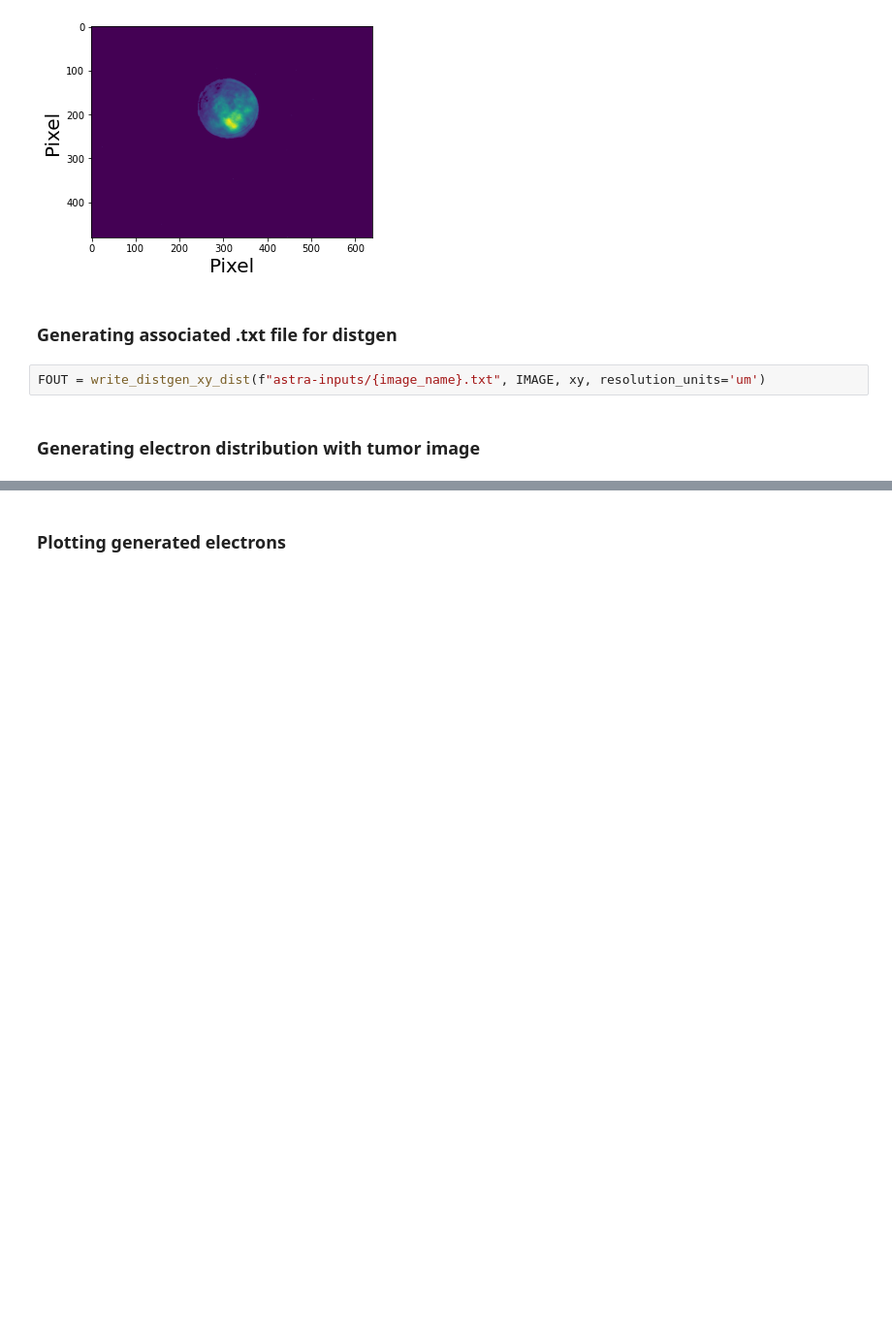
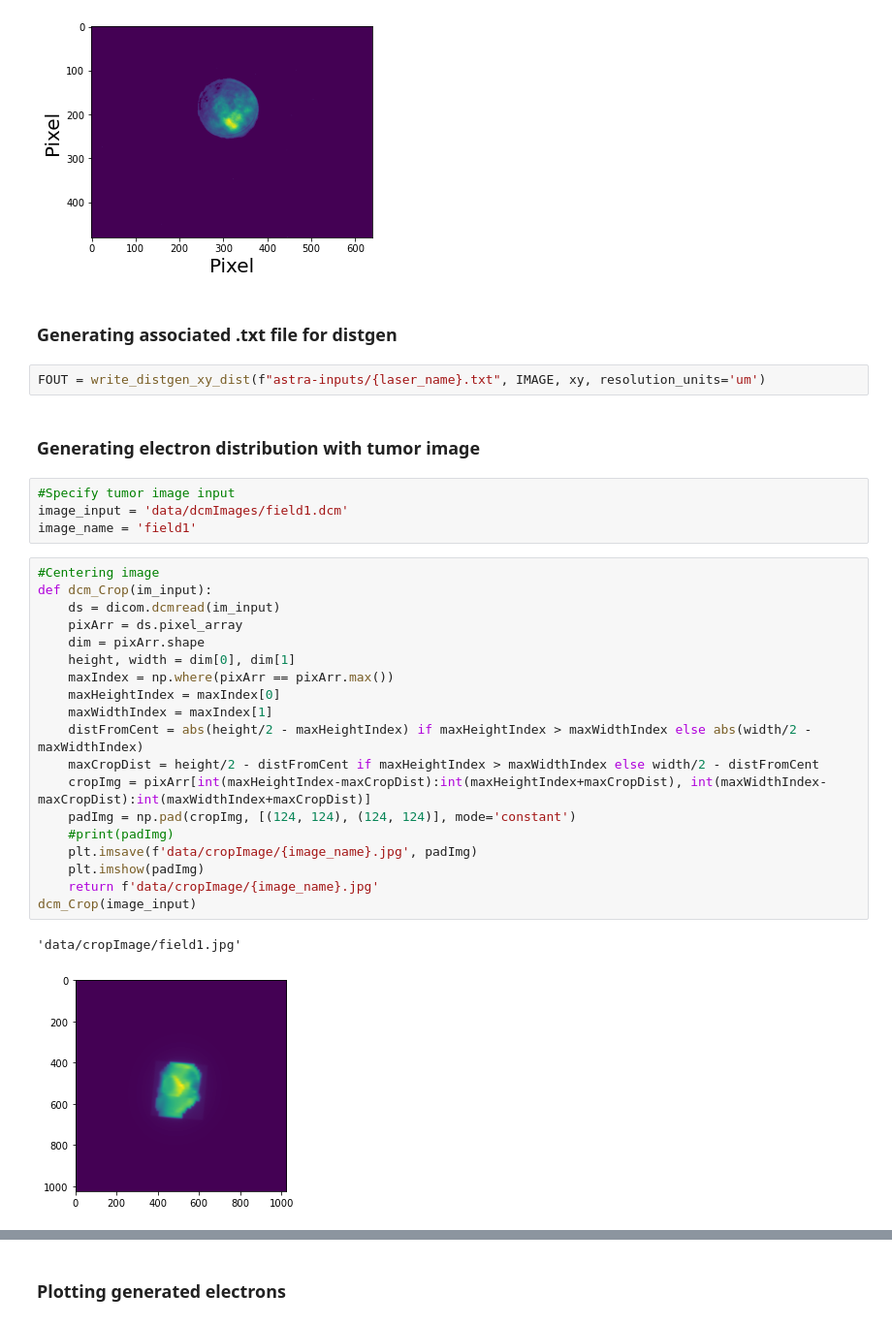
Before and after one commit to slaclab/xta, a Jupyter notebook: astra/vcc_laser.ipynb, the cells around one changed output, grey strips where cells are left out. Shown at 97% size. Saved outputs shown, nothing was run; the diff lists cells and outputs as text; blank space fills up the shorter version.

```diff
--- a/astra/vcc_laser.ipynb
+++ b/astra/vcc_laser.ipynb
@@ -146,7 +147,33 @@ plt.savefig(f'plots/laser_images/{image_name}.jpg', dpi=300, bbox_inches='tight'
 # %% [markdown]
 ### Generating associated .txt file for distgen
 # %%
-FOUT = write_distgen_xy_dist(f"astra-inputs/{image_name}.txt", IMAGE, xy, resolution_units='um')
+FOUT = write_distgen_xy_dist(f"astra-inputs/{laser_name}.txt", IMAGE, xy, resolution_units='um')
 # %% [markdown]
 ### Generating electron distribution with tumor image
+# %%
+#Specify tumor image input
+image_input = 'data/dcmImages/field1.dcm'
+image_name = 'field1'
+# %%
+#Centering image
+def dcm_Crop(im_input):
+    ds = dicom.dcmread(im_input)
+    pixArr = ds.pixel_array
+    dim = pixArr.shape
+    height, width = dim[0], dim[1]
+    maxIndex = np.where(pixArr == pixArr.max())
+    maxHeightIndex = maxIndex[0]
+    maxWidthIndex = maxIndex[1]
+    distFromCent = abs(height/2 - maxHeightIndex) if maxHeightIndex > maxWidthIndex else abs(width/2 - maxWidthIndex)
+    maxCropDist = height/2 - distFromCent if maxHeightIndex > maxWidthIndex else width/2 - distFromCent
+    cropImg = pixArr[int(maxHeightIndex-maxCropDist):int(maxHeightIndex+maxCropDist), int(maxWidthIndex-maxCropDist):int(maxWidthIndex+maxCropDist)]
+    padImg = np.pad(cropImg, [(124, 124), (124, 124)], mode='constant')
+    #print(padImg)
+    plt.imsave(f'data/cropImage/{image_name}.jpg', padImg)
+    plt.imshow(padImg)
+    return f'data/cropImage/{image_name}.jpg'
+dcm_Crop(image_input)
+# %% [output]
+'data/cropImage/field1.jpg'
+[figure, added]
 # %%
```
Also changed, not shown: parts of 10 cells of this notebook, 10 other files.
